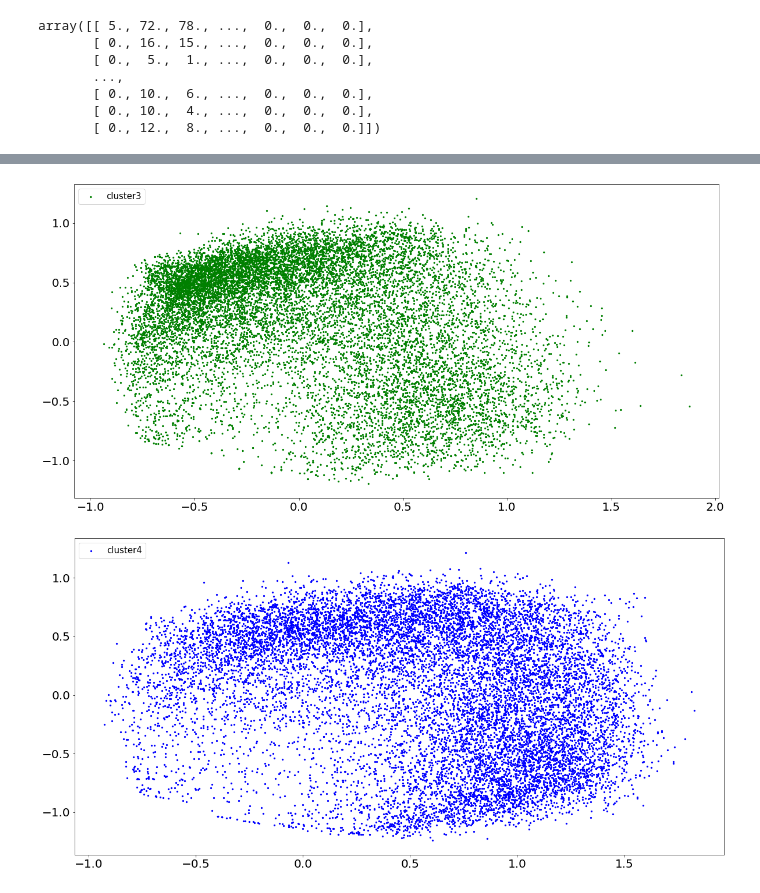
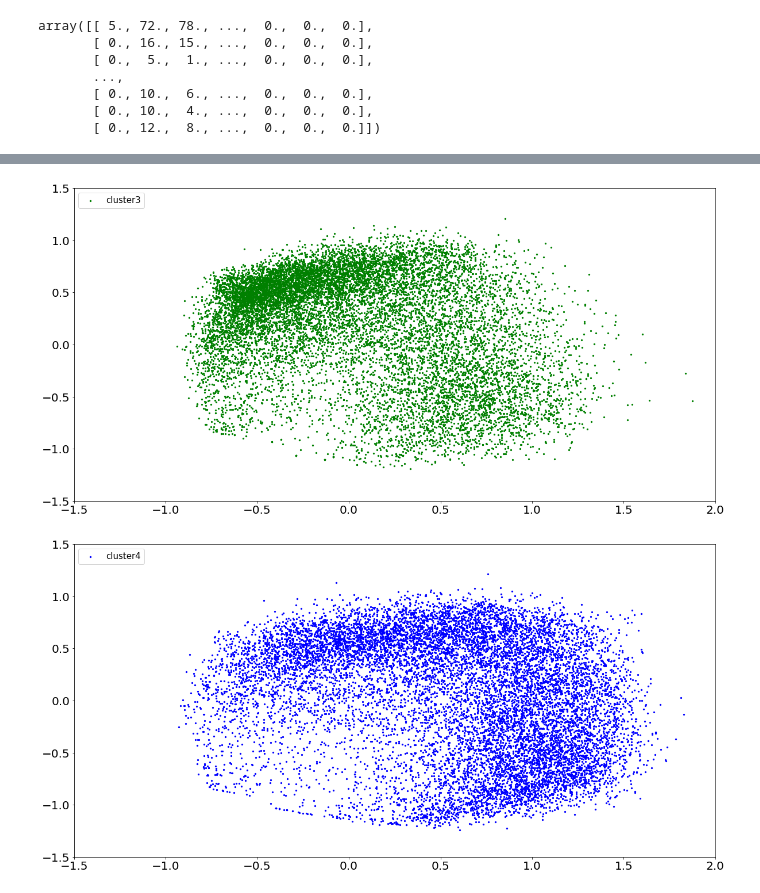
Before and after one commit to Capstone-Algo-Recommendation/ML-recommendation, a Jupyter notebook: data/preprocessing.ipynb, the cells around one changed output, grey strips where cells are left out. Cells and saved outputs as stored; diff of their text form; code cells hidden in the pictures.

```diff
--- a/data/preprocessing.ipynb
+++ b/data/preprocessing.ipynb
@@ -129,14 +136,18 @@ plt.show()
 # %%
 plt.scatter(pca_arr[cluster3,0],pca_arr[cluster3,1], label="cluster3",s=5, c='green')
+plt.xlim([-1.5, 2.0])
+plt.ylim([-1.5, 1.5])
 plt.legend(loc="upper left", fontsize=15)
 plt.show()
 # %% [output]
-[figure, old version]
+[figure, new version]
 # %%
 plt.scatter(pca_arr[cluster4,0],pca_arr[cluster4,1], label="cluster4",s=5, c='blue')
+plt.xlim([-1.5, 2.0])
+plt.ylim([-1.5, 1.5])
 plt.legend(loc="upper left", fontsize=15)
 plt.show()
 # %% [output]
-[figure, old version]
+[figure, new version]
 # %%
 plt.scatter(pca_arr[cluster5,0],pca_arr[cluster5,1], label="cluster5",s=5, c='black')
```
Also changed, not shown: parts of 6 cells of this notebook, 1 other file.
